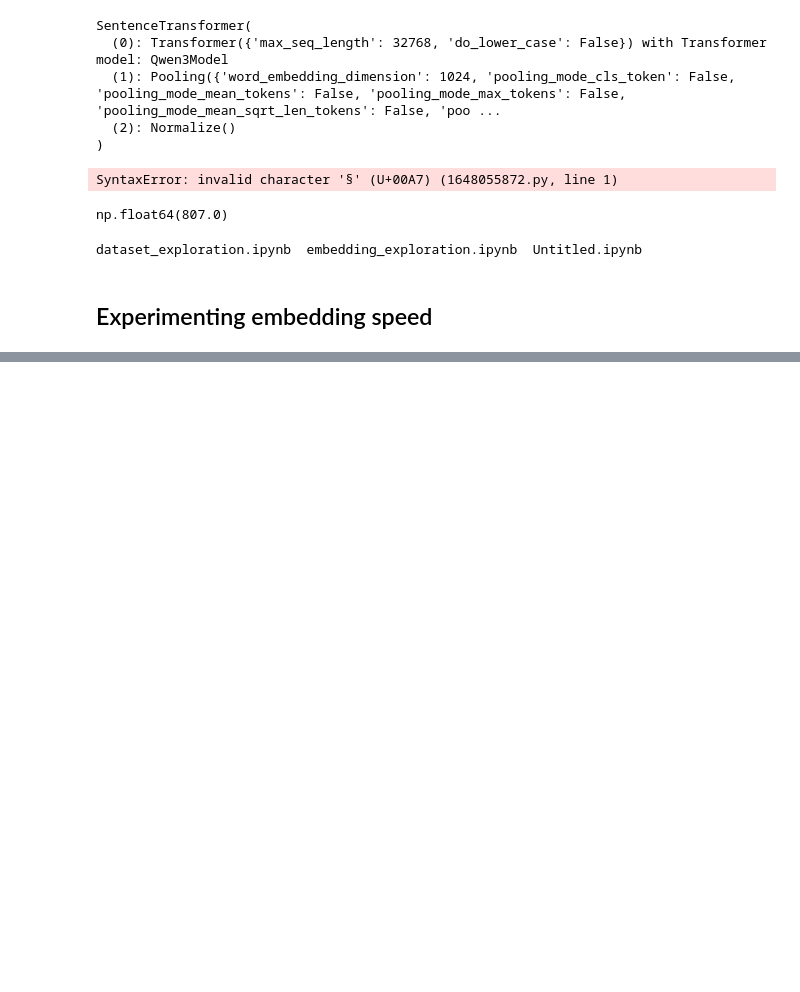
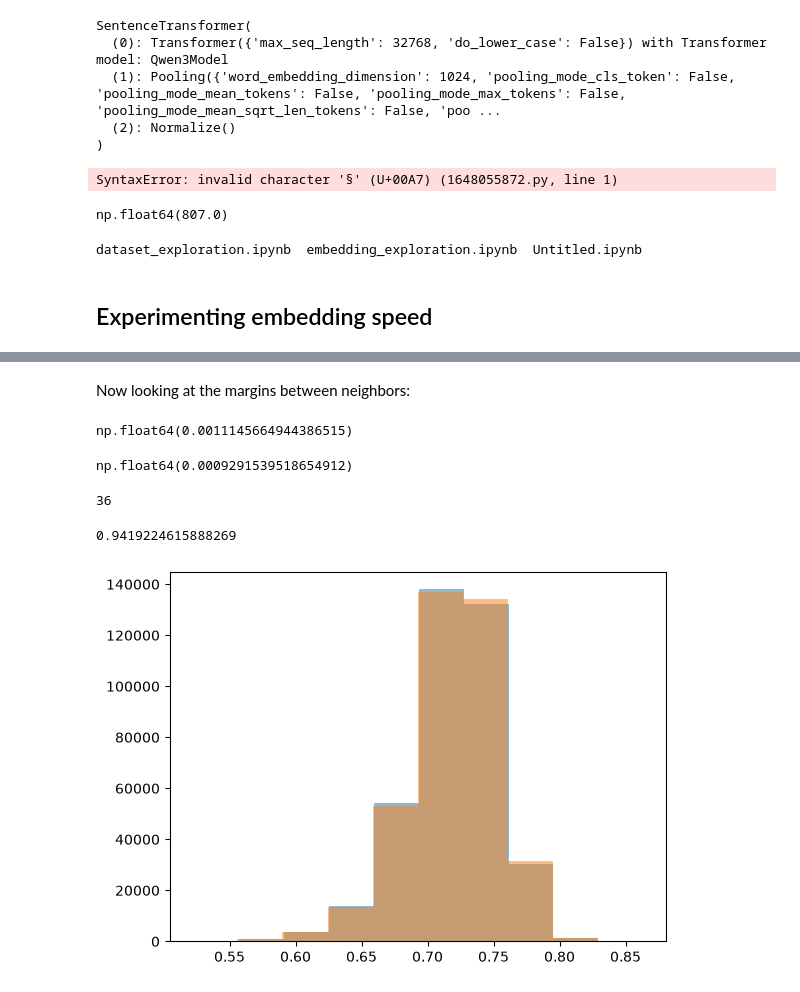
Before and after one commit to Gabriel-Ducrocq/ProjectAlbalat, a Jupyter notebook: albalat/notebooks/embedding_exploration.ipynb, the cells around one changed output, grey strips where cells are left out. Saved outputs shown, nothing was run; the diff lists cells and outputs as text; code cells hidden in the pictures; blank space fills up the shorter version.

```diff
--- a/albalat/notebooks/embedding_exploration.ipynb
+++ b/albalat/notebooks/embedding_exploration.ipynb
@@ -394,0 +617,42 @@ chunk_sorted_subset_bf16_flash = chunk_subset_sorted.map(lambda chunk, model, ba
+# %% [markdown]
+Now looking at the margins between neighbors:
+# %%
+rows_n_cols_diff = np.array(list(zip(row_indexes_diff, col_indexes_diff)))
+all_float32 = []
+all_float16 = []
+all_diffs_diff = []
+for i in tqdm(range(10000)):
+    rows_n_cols_i = rows_n_cols_diff[rows_n_cols_diff[:, 0] ==i]
+    dot_prod_i_float32 = np.array([similarity_matrix_32[l, topk_32[l, m]] for l, m in rows_n_cols_i])
+    dot_prod_i_float16 = np.array([similarity_matrix_32[l, topk_16[l, m]] for l, m in rows_n_cols_i])
+    all_float32.append(dot_prod_i_float32)
+    all_float16.append(dot_prod_i_float16)
+    all_diffs_diff.append(dot_prod_i_float32 - dot_prod_i_float16)
+# %%
+all_diffs_diff = np.concat(all_diffs_diff)
+all_float32  = np.concat(all_float32)
+all_float16 = np.concat(all_float16)
+# %%
+np.mean(np.abs(all_diffs_diff))
+# %% [output]
+np.float64(0.0011145664944386515)
+# %%
+np.median(np.abs(all_diffs_diff))
+# %% [output]
+np.float64(0.0009291539518654912)
+# %%
+len(dot_prod_i_float32)
+# %% [output]
+36
+# %%
+from scipy.stats import ks_2samp
+statistic, pvalue = ks_2samp(all_float32, all_float16)
+print(pvalue)
+# %% [output]
+0.9419224615888269
+# %%
+plt.hist(all_float32, alpha=0.5)
+plt.hist(all_float16, alpha=0.5)
+plt.show()
+# %% [output]
+[figure, added]
```
Also changed, not shown: parts of 100 cells of this notebook, 3 other files.
